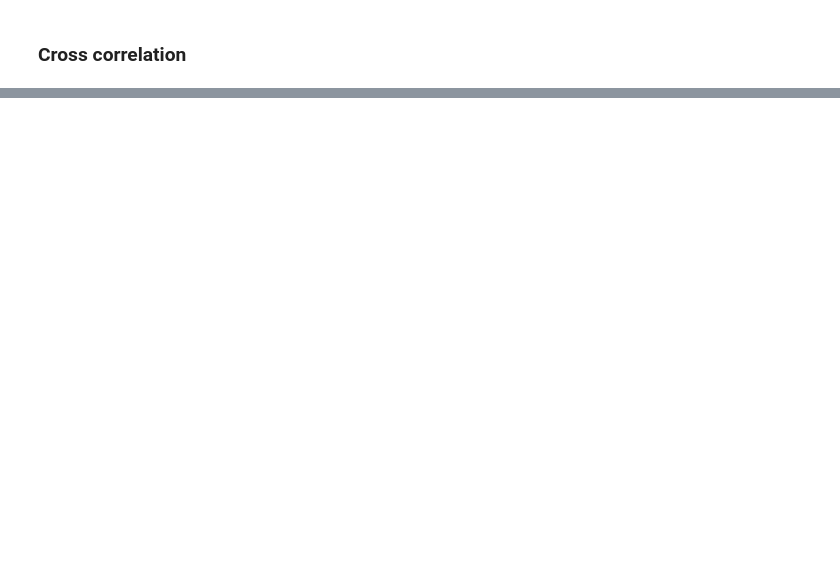
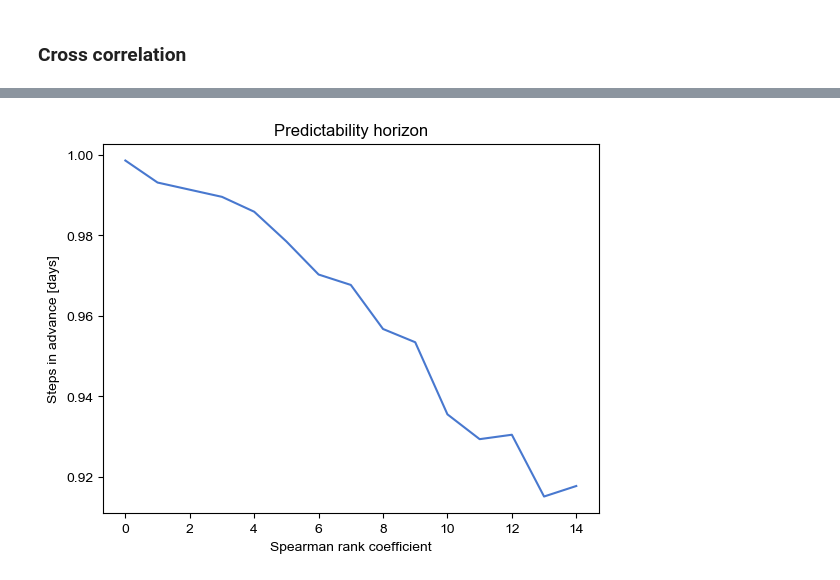
Before and after one commit to mukund-gupta/acea_water, a Jupyter notebook: acea_water_analysis.ipynb, the cells around one changed output, grey strips where cells are left out. Saved outputs shown, nothing was run; the diff lists cells and outputs as text; code cells hidden in the pictures; blank space fills up the shorter version.

Commit message:
added predict horizons

```diff
--- a/acea_water_analysis.ipynb
+++ b/acea_water_analysis.ipynb
@@ -775,7 +791,7 @@ chunk_step = 50
 train_ratio = 0.67
 num_epochs = 30
 batch_size = 5
-predict_steps = 3
+predict_steps = 15
 
 # Fix random seed for reproducibility
 np.random.seed(7)
@@ -888,11 +925,0 @@ plt.show()
-# %%
-# Plot all multistep predictions from test samples against original data
-
-plt.figure()
-plt.plot(np.linspace(0, target_data.size-1, target_data.size), target_data,
-         label='Original data')
-for ii in range(len(testYind)):
-    plt.plot(np.arange(testYind[ii],testYind[ii] + predict_steps), testPredict[ii, :],color='k')
-plt.legend()
-plt.title("Predictions compared to original dataset")
-plt.show()
@@ -898,0 +930,20 @@ plt.show()
+# %%
+
+def get_predict_horizon(target_data,testPredict,testYind,predict_steps):
+    testTarget = np.empty(np.shape(testPredict))
+    for ii in range(len(testYind)):
+        testTarget[ii,:] = target_data[testYind[ii]:testYind[ii] + predict_steps]
+    #predict_horizon_R2 = [rsquared(testTarget[:,ii], testPredict[:,ii]) for ii in range(predict_steps)]
+    predict_horizon = [spearman_lag(testTarget[:,ii], testPredict[:,ii], 0) for ii in range(predict_steps)]
+    return predict_horizon
+
+predict_horizon = get_predict_horizon(all_target_ts[target_ind], testPredict, testYind, predict_steps)
+
+plt.figure()
+plt.plot(np.arange(0,predict_steps), predict_horizon)
+plt.title("Predictability horizon")
+plt.xlabel("Spearman rank coefficient")
+plt.ylabel("Steps in advance [days]")
+plt.show()
+# %% [output]
+[figure, added]
```
Also changed, not shown: parts of 11 cells of this notebook.
